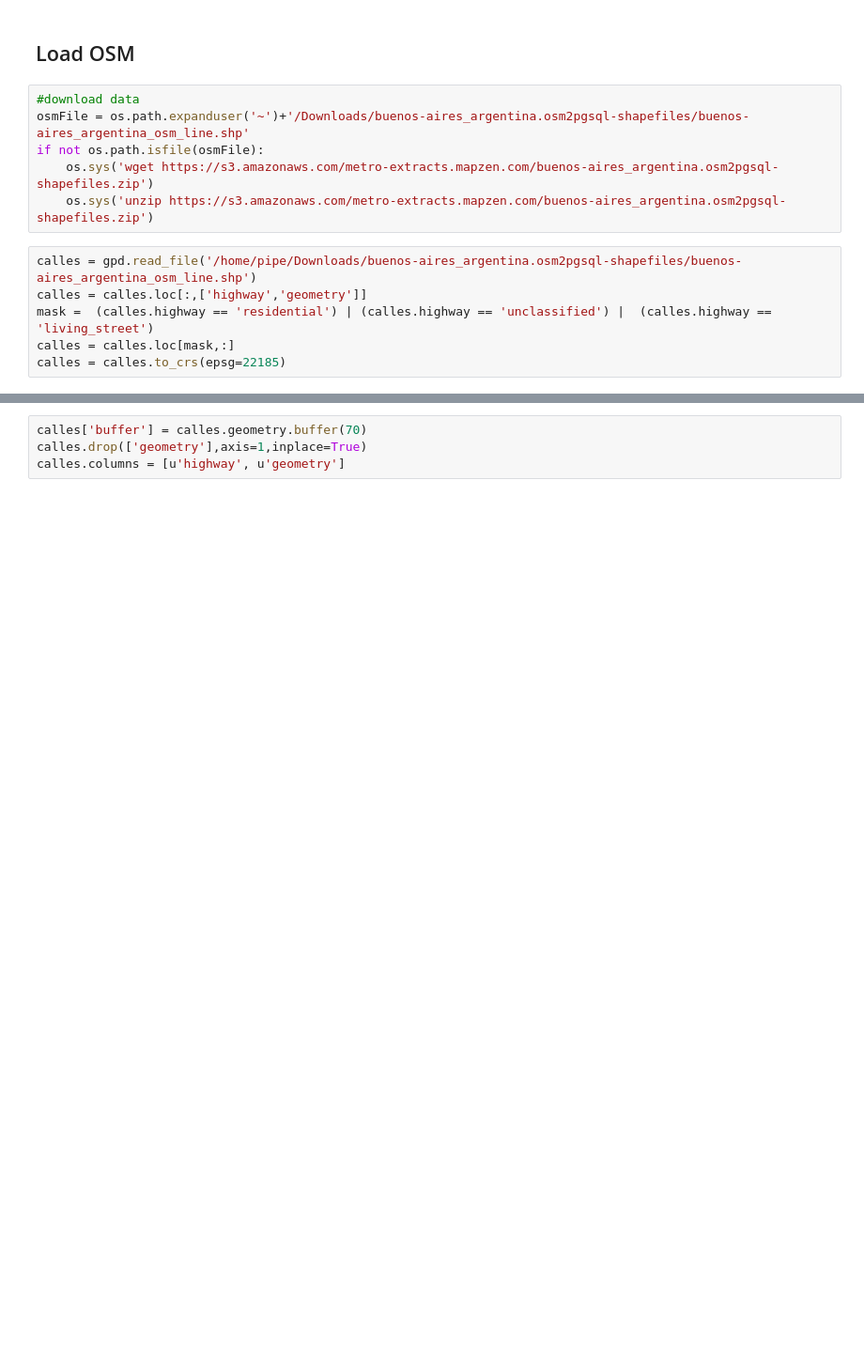
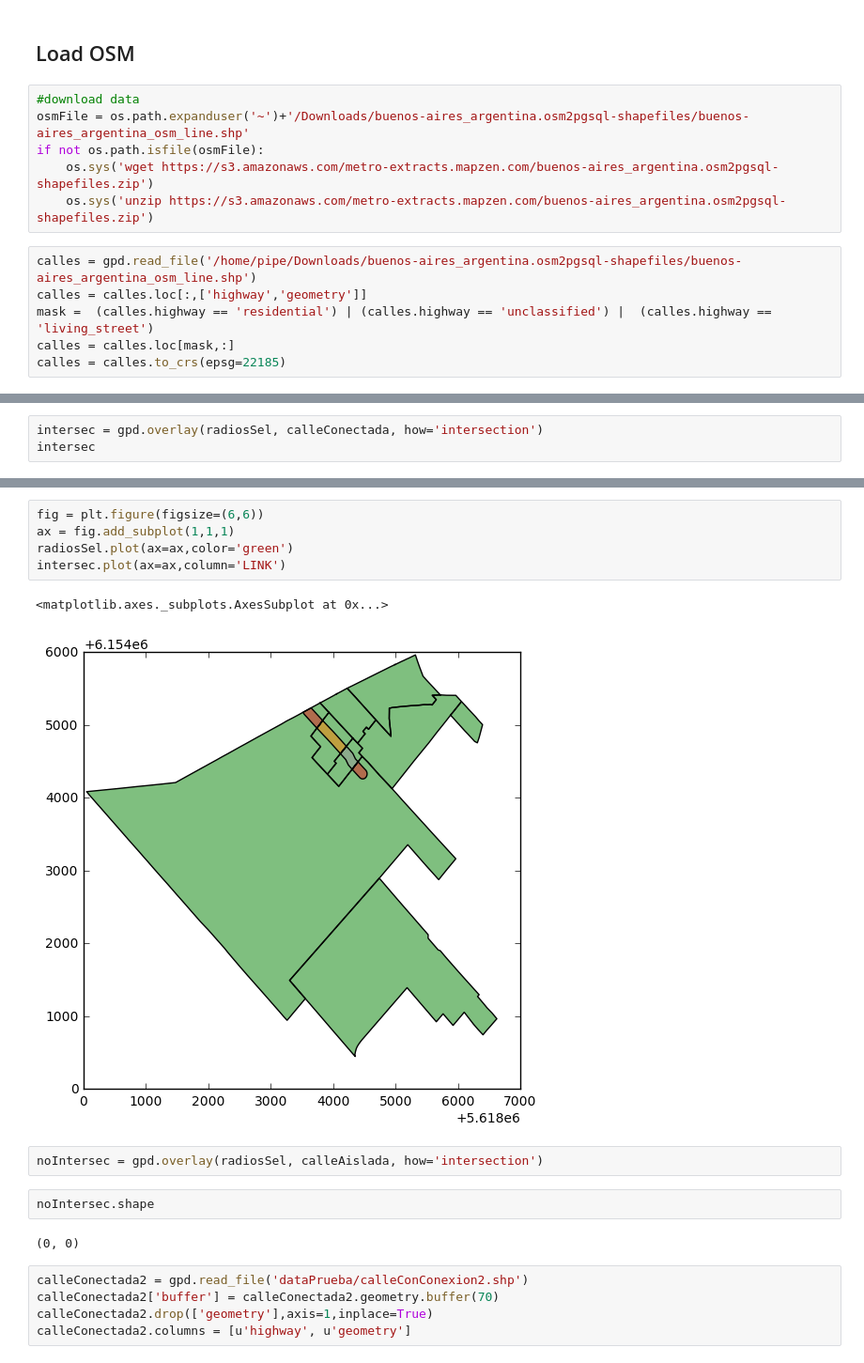
Before and after one commit to alephcero/thesis, a Jupyter notebook: src/crearCartografiaAGBA.ipynb, the cells around one changed output, grey strips where cells are left out. Shown: that part at 94% size. Saved outputs shown, nothing was run; the diff lists cells and outputs as text; blank space fills up the shorter version.

```diff
--- a/src/crearCartografiaAGBA.ipynb
+++ b/src/crearCartografiaAGBA.ipynb
@@ -86,0 +260,3 @@ agbaLim = gpd.GeoDataFrame(agba.groupby("diss").geometry.agg(shapely.ops.unary_u
+# %%
+intersec = gpd.overlay(radiosSel, calleConectada, how='intersection')
+intersec
@@ -87,4 +269,19 @@ agbaLim = gpd.GeoDataFrame(agba.groupby("diss").geometry.agg(shapely.ops.unary_u
+# %%
+fig = plt.figure(figsize=(6,6))
+ax = fig.add_subplot(1,1,1)
+radiosSel.plot(ax=ax,color='green')
+intersec.plot(ax=ax,column='LINK')
+# %% [output]
+<matplotlib.axes._subplots.AxesSubplot at 0x...>
+[figure, added]
+# %%
+noIntersec = gpd.overlay(radiosSel, calleAislada, how='intersection')
+# %%
+noIntersec.shape
+# %% [output]
+(0, 0)
 # %%
-calles['buffer'] = calles.geometry.buffer(70)
-calles.drop(['geometry'],axis=1,inplace=True)
-calles.columns = [u'highway', u'geometry']
+calleConectada2 = gpd.read_file('dataPrueba/calleConConexion2.shp')
+calleConectada2['buffer'] = calleConectada2.geometry.buffer(70)
+calleConectada2.drop(['geometry'],axis=1,inplace=True)
+calleConectada2.columns = [u'highway', u'geometry']
```
Also changed, not shown: parts of 38 cells of this notebook, 21 other files.
